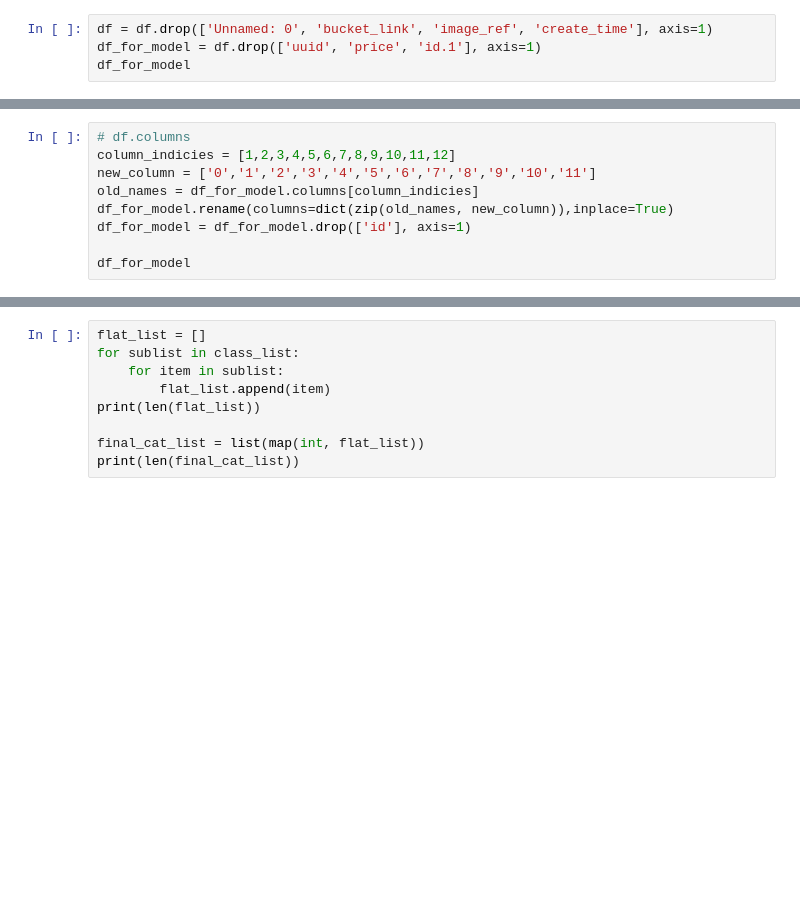
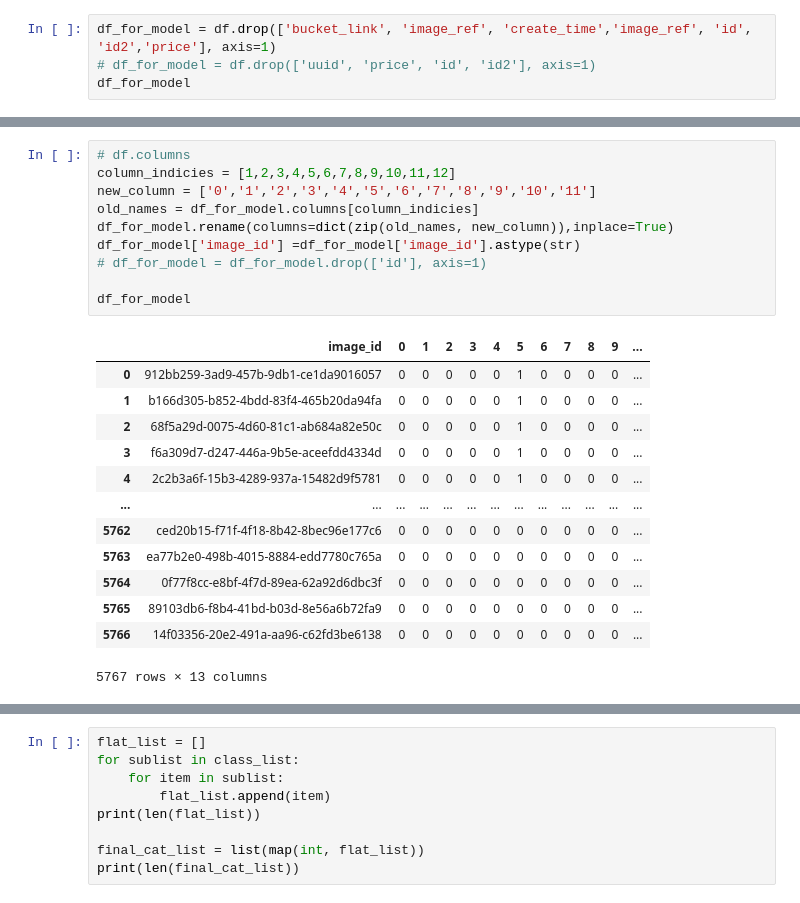
Before and after one commit to SaintpatrickII/facebook_ml, a Jupyter notebook: image_model_final.ipynb, the cells around one changed output, grey strips where cells are left out. Saved outputs shown, nothing was run; the diff lists cells and outputs as text; blank space fills up the shorter version.

```diff
--- a/image_model_final.ipynb
+++ b/image_model_final.ipynb
@@ -40,4 +44,4 @@ df
 # %%
-df = df.drop(['Unnamed: 0', 'bucket_link', 'image_ref', 'create_time'], axis=1)
-df_for_model = df.drop(['uuid', 'price', 'id.1'], axis=1)
+df_for_model = df.drop(['bucket_link', 'image_ref', 'create_time','image_ref', 'id', 'id2','price'], axis=1)
+# df_for_model = df.drop(['uuid', 'price', 'id', 'id2'], axis=1)
 df_for_model
@@ -44,9 +62,24 @@ df_for_model
 # %%
 # df.columns
 column_indicies = [1,2,3,4,5,6,7,8,9,10,11,12]
 new_column = ['0','1','2','3','4','5','6','7','8','9','10','11']
 old_names = df_for_model.columns[column_indicies]
 df_for_model.rename(columns=dict(zip(old_names, new_column)),inplace=True)
-df_for_model = df_for_model.drop(['id'], axis=1)
+df_for_model['image_id'] =df_for_model['image_id'].astype(str)
+# df_for_model = df_for_model.drop(['id'], axis=1)
 
 df_for_model
+# %% [output]
+|  | image_id | 0 | 1 | 2 | 3 | 4 | 5 | 6 | 7 | 8 | 9 | ... |
+| 0 | 912bb259-3ad9-457b-9db1-ce1da9016057 | 0 | 0 | 0 | 0 | 0 | 1 | 0 | 0 | 0 | 0 | ... |
+| 1 | b166d305-b852-4bdd-83f4-465b20da94fa | 0 | 0 | 0 | 0 | 0 | 1 | 0 | 0 | 0 | 0 | ... |
+| 2 | 68f5a29d-0075-4d60-81c1-ab684a82e50c | 0 | 0 | 0 | 0 | 0 | 1 | 0 | 0 | 0 | 0 | ... |
+| 3 | f6a309d7-d247-446a-9b5e-aceefdd4334d | 0 | 0 | 0 | 0 | 0 | 1 | 0 | 0 | 0 | 0 | ... |
+| 4 | 2c2b3a6f-15b3-4289-937a-15482d9f5781 | 0 | 0 | 0 | 0 | 0 | 1 | 0 | 0 | 0 | 0 | ... |
+| ... | ... | ... | ... | ... | ... | ... | ... | ... | ... | ... | ... | ... |
+| 5762 | ced20b15-f71f-4f18-8b42-8bec96e177c6 | 0 | 0 | 0 | 0 | 0 | 0 | 0 | 0 | 0 | 0 | ... |
+| 5763 | ea77b2e0-498b-4015-8884-edd7780c765a | 0 | 0 | 0 | 0 | 0 | 0 | 0 | 0 | 0 | 0 | ... |
+| 5764 | 0f77f8cc-e8bf-4f7d-89ea-62a92d6dbc3f | 0 | 0 | 0 | 0 | 0 | 0 | 0 | 0 | 0 | 0 | ... |
+| 5765 | 89103db6-f8b4-41bd-b03d-8e56a6b72fa9 | 0 | 0 | 0 | 0 | 0 | 0 | 0 | 0 | 0 | 0 | ... |
+| 5766 | 14f03356-20e2-491a-aa96-c62fd3be6138 | 0 | 0 | 0 | 0 | 0 | 0 | 0 | 0 | 0 | 0 | ... |
+5767 rows × 13 columns
```
Also changed, not shown: parts of 11 cells of this notebook.
